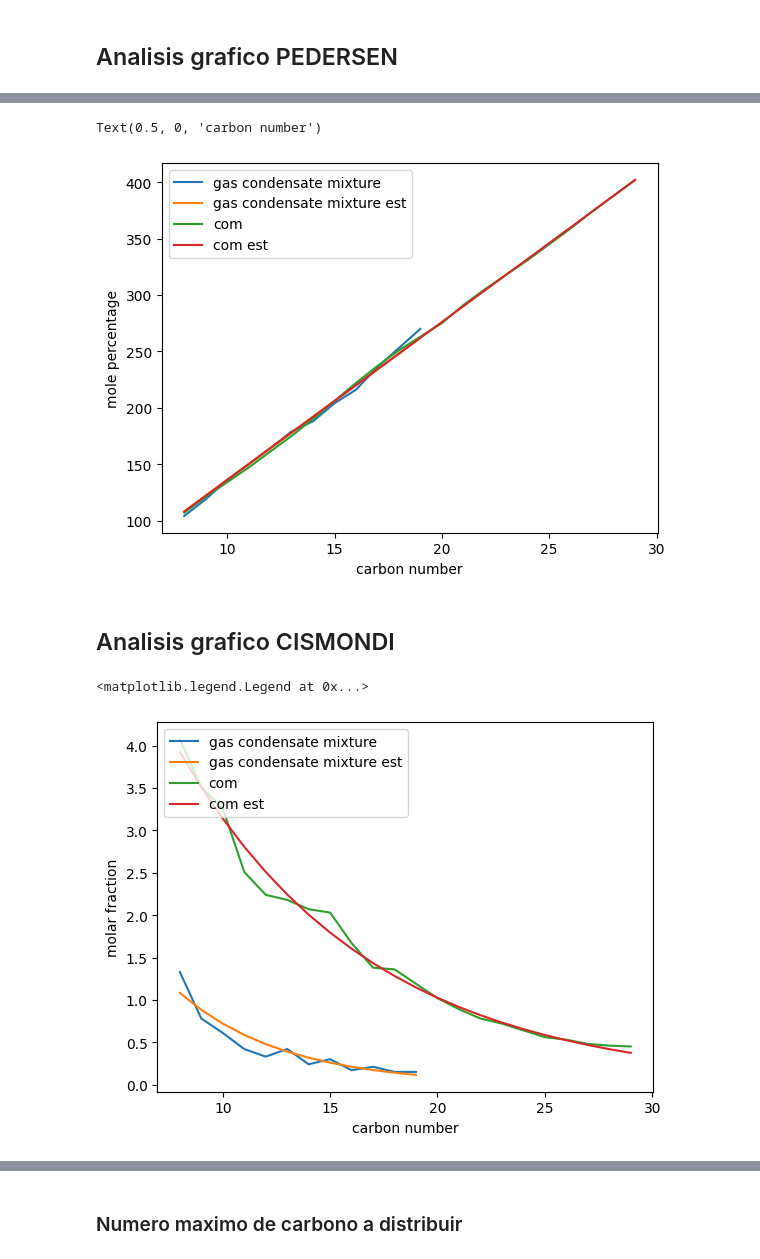
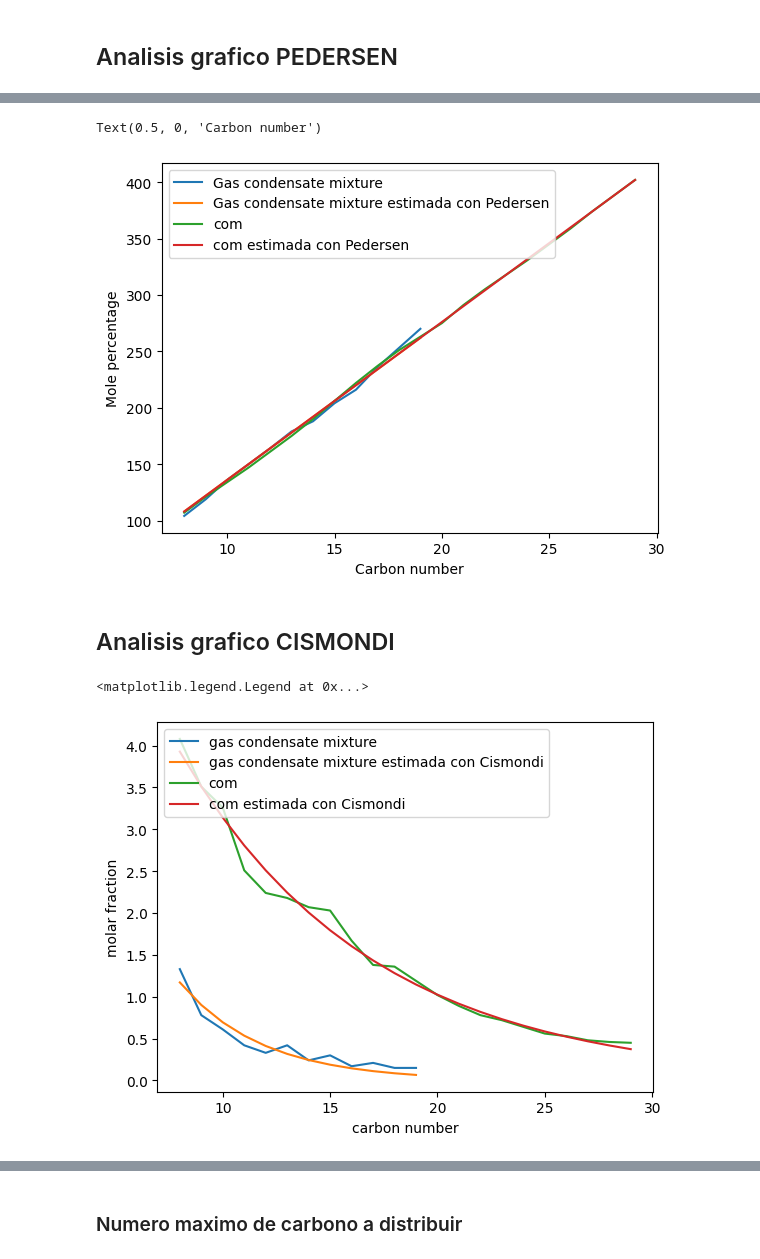
Before and after one commit to MarlenGabrich/Charapy, a Jupyter notebook: apply_charapy.ipynb, the cells around one changed output, grey strips where cells are left out. Drawn from its saved outputs; the diff is of its cells as text; code cells hidden in the pictures.

```diff
--- a/apply_charapy.ipynb
+++ b/apply_charapy.ipynb
@@ -90,15 +81,15 @@ mw2_est_ped = dped.p_molecular_weight(cn2)
 # %%
-pl.plot(cn1,mw1,label='gas condensate mixture')
-pl.plot(cn1,mw1_est_ped,label='gas condensate mixture est')
+pl.plot(cn1,mw1,label='Gas condensate mixture')
+pl.plot(cn1,mweight1_pedersen,label='Gas condensate mixture estimada con Pedersen')
 
 pl.plot(cn2,mw2,label='com')
-pl.plot(cn2,mw2_est_ped,label='com est')
+pl.plot(cn2,mweight2_pedersen,label='com estimada con Pedersen')
 
 pl.legend(loc='upper left')
-pl.ylabel('mole percentage')
-pl.xlabel('carbon number')
+pl.ylabel('Mole percentage')
+pl.xlabel('Carbon number')
 # %% [output]
-Text(0.5, 0, 'carbon number')
+Text(0.5, 0, 'Carbon number')
-[figure, old version]
+[figure, new version]
 # %% [markdown]
 ## Analisis grafico CISMONDI
@@ -118,13 +96,22 @@ z2_est_cis = dcis.c_molar_fraction(cn2,AC2,BC2)
+# %%
+from charapy.distributions.cismondi import Distribution_cismondi
+dcis = Distribution_cismondi()
+# %%
+Ac1,Bc1 = dcis.fit_ACBC(z1,cn1)
+Ac2,Bc2 = dcis.fit_ACBC(z2,cn2)
+
+z1_cismondi = dcis.molar_fraction(cn1,Ac1,Bc1)
+z2_cismondi = dcis.molar_fraction(cn2,Ac2,Bc2)
 # %%
 pl.plot(cn1,z1,label='gas condensate mixture')
-pl.plot(cn1,z1_est_cis,label='gas condensate mixture est')
+pl.plot(cn1,z1_cismondi,label='gas condensate mixture estimada con Cismondi')
 
 pl.plot(cn2,z2,label='com')
-pl.plot(cn2,z2_est_cis,label='com est')
+pl.plot(cn2,z2_cismondi,label='com estimada con Cismondi')
 
 pl.xlabel('carbon number')
 pl.ylabel('molar fraction')
 pl.legend(loc='upper left')
 # %% [output]
 <matplotlib.legend.Legend at 0x...>
-[figure, old version]
+[figure, new version]
```
Also changed, not shown: parts of 23 cells of this notebook, 5 other files.
